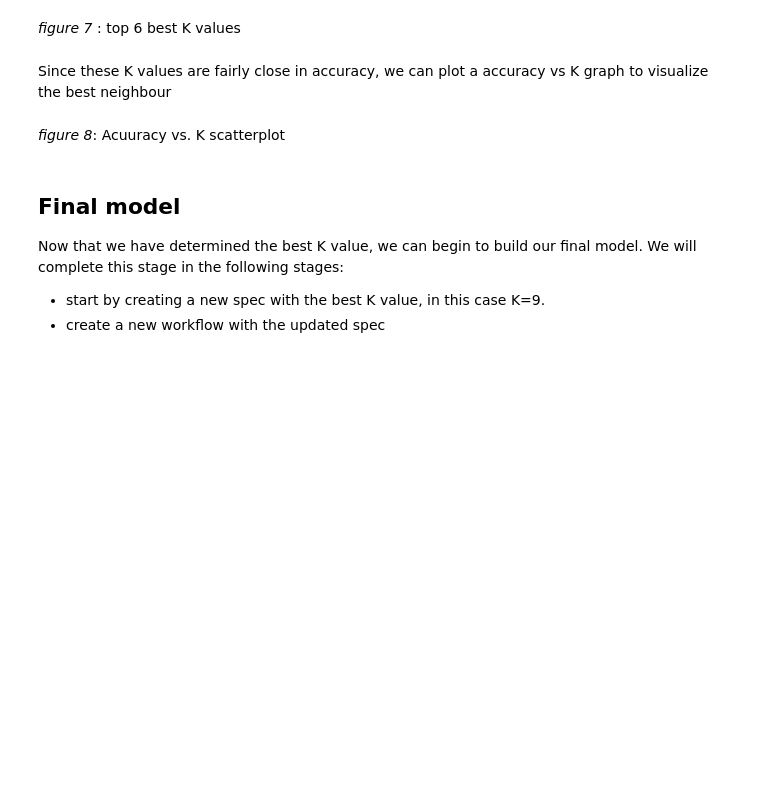
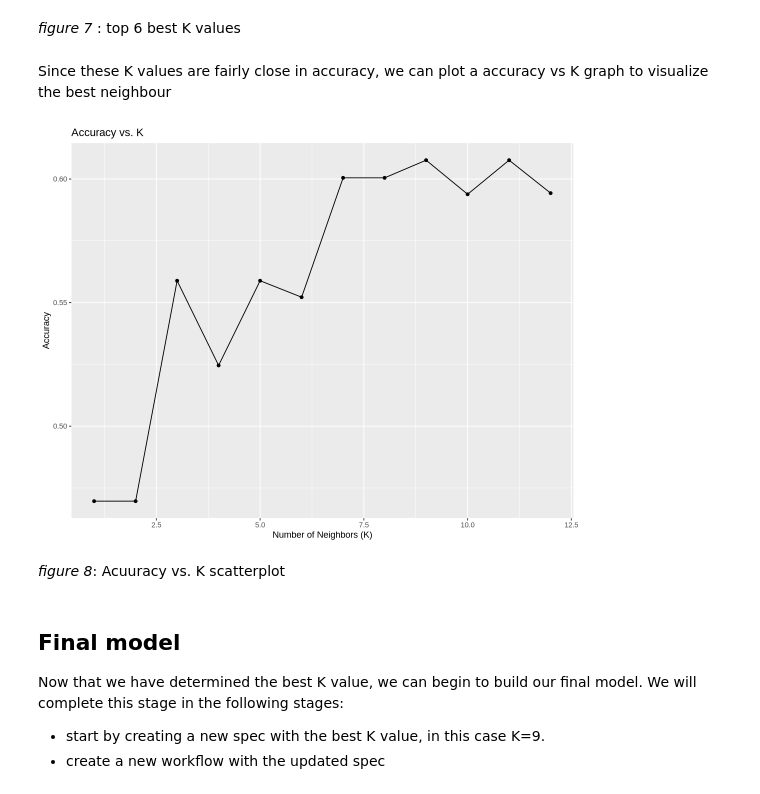
Before and after one commit to wenqin07/DSCI100-group33, a Jupyter notebook: Project_Final_Report.ipynb, the cells around one changed output. Drawn from its saved outputs; the diff is of its cells as text; code cells hidden in the pictures; blank space fills up the shorter version.

```diff
--- a/Project_Final_Report.ipynb
+++ b/Project_Final_Report.ipynb
@@ -276,18 +266,20 @@ Since these K values are fairly close in accuracy, we can plot a accuracy vs K g
 # %%
 options(repr.plot.width = 9, repr.plot.height = 7)
 
 
 best_k_values_plot <- accuracies |>
 
 
-    gplot(aes(x = neighbors, y = mean)) +
+    ggplot(aes(x = neighbors, y = mean)) +
     geom_point() +
     geom_line() +
-    labs (title = "Accuracy vs. K"),
+    labs (title = "Accuracy vs. K",
         x = "Number of Neighbors (K)",
         y = "Accuracy")
 
 best_k_values_plot
+# %% [output]
+[figure, added]
 # %% [markdown]
 *figure 8*: Acuuracy vs. K scatterplot
 # %% [markdown]
```
Also changed, not shown: parts of 12 cells of this notebook.
